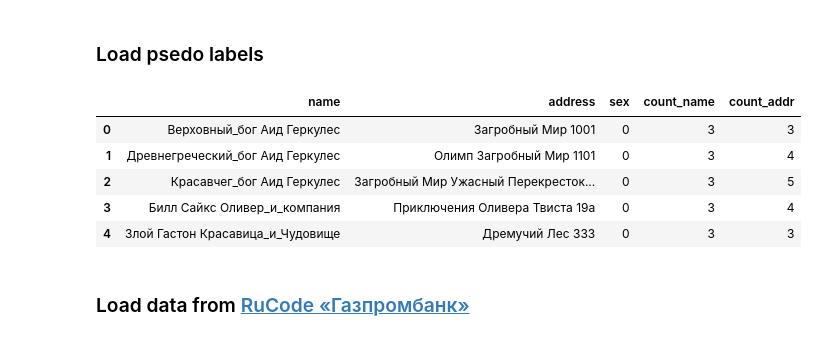
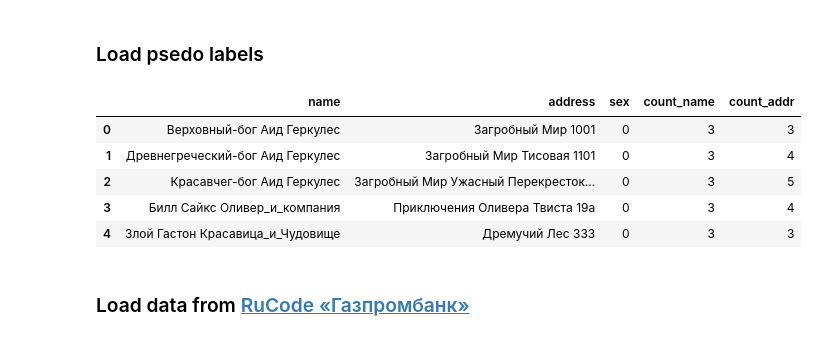
Before and after one commit to beifa/evil_disney_depersonalization, a Jupyter notebook: evil_disney_depersonalization.ipynb, the cells around one changed output. Saved outputs shown, nothing was run; the diff lists cells and outputs as text; code cells hidden in the pictures.

```diff
--- a/evil_disney_depersonalization.ipynb
+++ b/evil_disney_depersonalization.ipynb
@@ -34,46 +34,46 @@ line = line * 1000#250000
 ### Load psedo labels
 # %%
 evil_disney = [
-            ['Верховный_бог Аид Геркулес','Загробный Мир 1001', 'М'],
-            ['Древнегреческий_бог Аид Геркулес','Олимп Загробный Мир 1101', 'М'],
-            ['Красавчег_бог Аид Геркулес','Загробный Мир Ужасный Перекресток 666', 'М'],
+            ['Верховный-бог Аид Геркулес','Загробный Мир 1001', 'М'],
+            ['Древнегреческий-бог Аид Геркулес','Загробный Мир Тисовая 1101', 'М'],
+            ['Красавчег-бог Аид Геркулес','Загробный Мир Ужасный Перекресток 666', 'М'],
             ['Билл Сайкс Оливер_и_компания', 'Приключения Оливера Твиста 19а', 'М'],
             ['Злой Гастон Красавица_и_Чудовище', 'Дремучий Лес 333', 'М'],
             ['Губернатор Рэтклифф Покахонтас', 'Королевство Англия Виргинии 1000a', 'М'],
-            ['Султан Джафар Аладдин', 'Антуа­н Галлану 1646/1715', 'М'],
+            ['Султан Джафар Аладдин', 'Антуан Галлану 1646/1715', 'М'],
             ['Доктор Фасилье Принцесса_и_лягушка', 'Новый Орлеан 49-й', 'М'],
             ['Злая Королева Белоснежка', 'Братья Гримм 1937а', 'Ж'],
             ['Хитрая Королева Белоснежка', 'Ласке Братья Гримм 1936', 'Ж'],
             ['Восхитительная Королева Белоснежка', 'Альбертом Хуртером Братья Гримм 1937', 'Ж'],
             ['Изма Похождения Императора', 'Горы Кускотопия 1800', 'Ж'],
             ['Капитан Крюк Питер_Пэн', 'Кенсингтонские Cады Лондон 1313', 'М'],
             ['Леди Тремейн Золушка', 'Франция Большой Замок 1812', 'Ж'],
             ['Мадам Медуза Спасатели', 'Марджери Шарп 1977', 'Ж'],
             ['Малефисента Спящая Красавица','Шарль Перро 1697', 'Ж'],
-            ['Матушка Готель Рапунцель','Средневековье Башня 555', 'Ж'],
-            ['Персиваль Маклич Спасатели', 'В-прериях Австралии 1990', 'М'],
-            ['Принц_Джон Робин Гуд', 'Шервудский Лес Ноттингем 1912', 'М'],
+            ['Матушка Готель Рапунцель','Средневековье Башня_дом 555', 'Ж'],
+            ['Персиваль Маклич Спасатели', 'В_прериях Австралии 1990', 'М'],
+            ['Принц-Джон Робин Гуд', 'Шервудский Лес Ноттингем 1912', 'М'],
             ['Серый Волк Три_поросёнка', 'Англия Лондон 1843', 'М'],
             ['Стервелла Де Виль','Улица Далматинцев 101', 'Ж'],
-            ['Урсула Злобная Русалочка', 'Атлантика Большой Риф 777', 'Ж'],
+            ['Злобная Урсула Русалочка', 'Атлантика Большой Риф 777', 'Ж'],
             ['Клод Фролло Горбун_из_Нотр-Дама', 'Франция Нотер-Дам 362', 'М'],
-            ['Шерхан Книга Джунглей', 'Индия Джунглей 1893', 'М'],
+            ['Шерхан Книга Джунглей', 'Индия Джунгли 1893', 'М'],
             ['Шрам Король Лев', 'Африка Земели Прайда 1003', 'М'],
             ['Червонная Королева Алиса_в_Стране-чудес', 'Льюис Кэрролл 1865', 'Ж'],
-            ['Эдгар Бальтазар Коты-аристократы', 'Англия Париже 1910', 'М']
+            ['Эдгар Бальтазар Коты-аристократы', 'Англия Париж 1910', 'М']
             ]
 df_evil = pd.DataFrame(evil_disney, columns=['name', 'address', 'sex'])
 df_evil['sex'] = df_evil.sex.map({'Ж': 1, 'М': 0})
 df_evil['count_name'] = df_evil.name.apply(lambda x: len(x.split()))
 df_evil['count_addr'] = df_evil.address.apply(lambda x: len(x.split()))
 df_evil['address'] = df_evil['address'].str.strip()
 df_evil['name'] = df_evil['name'].str.strip()
 df_evil.head()
 # %% [output]
 |  | name | address | sex | count_name | count_addr |
-| 0 | Верховный_бог Аид Геркулес | Загробный Мир 1001 | 0 | 3 | 3 |
-| 1 | Древнегреческий_бог Аид Геркулес | Олимп Загробный Мир 1101 | 0 | 3 | 4 |
-| 2 | Красавчег_бог Аид Геркулес | Загробный Мир Ужасный Перекресток... | 0 | 3 | 5 |
+| 0 | Верховный-бог Аид Геркулес | Загробный Мир 1001 | 0 | 3 | 3 |
+| 1 | Древнегреческий-бог Аид Геркулес | Загробный Мир Тисовая 1101 | 0 | 3 | 4 |
+| 2 | Красавчег-бог Аид Геркулес | Загробный Мир Ужасный Перекресток... | 0 | 3 | 5 |
 | 3 | Билл Сайкс Оливер_и_компания | Приключения Оливера Твиста 19а | 0 | 3 | 4 |
 | 4 | Злой Гастон Красавица_и_Чудовище | Дремучий Лес 333 | 0 | 3 | 3 |
 # %% [markdown]
```
Also changed, not shown: parts of 13 cells of this notebook.
